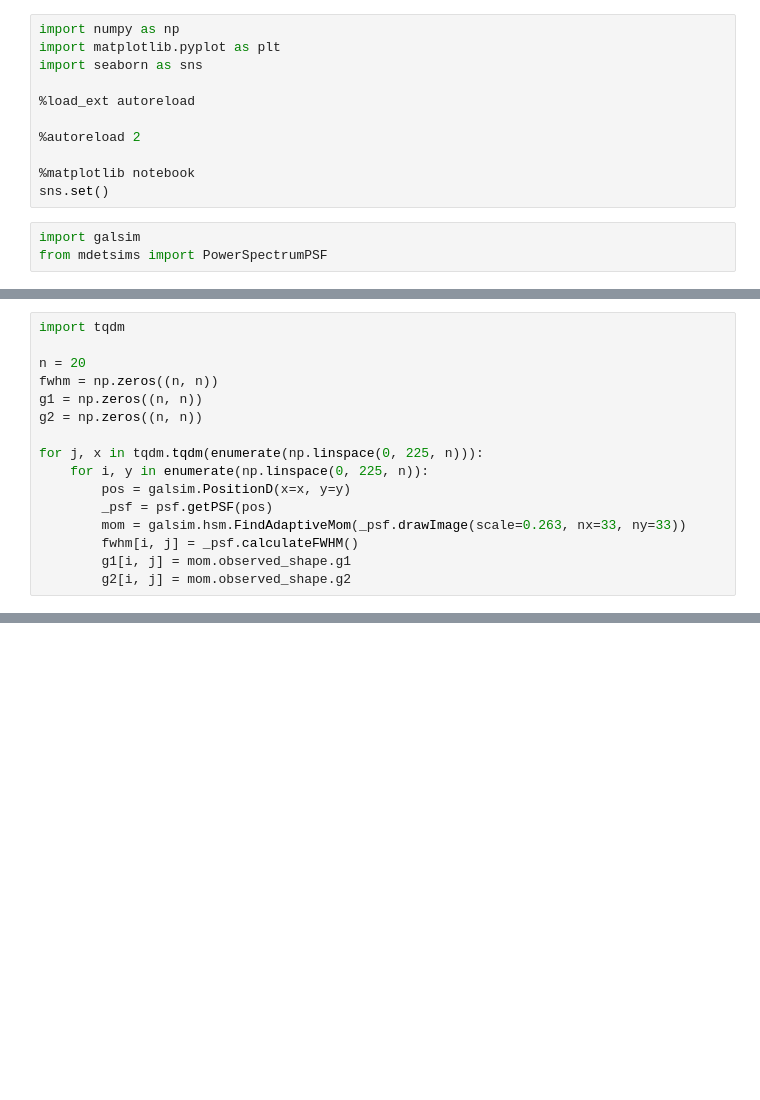
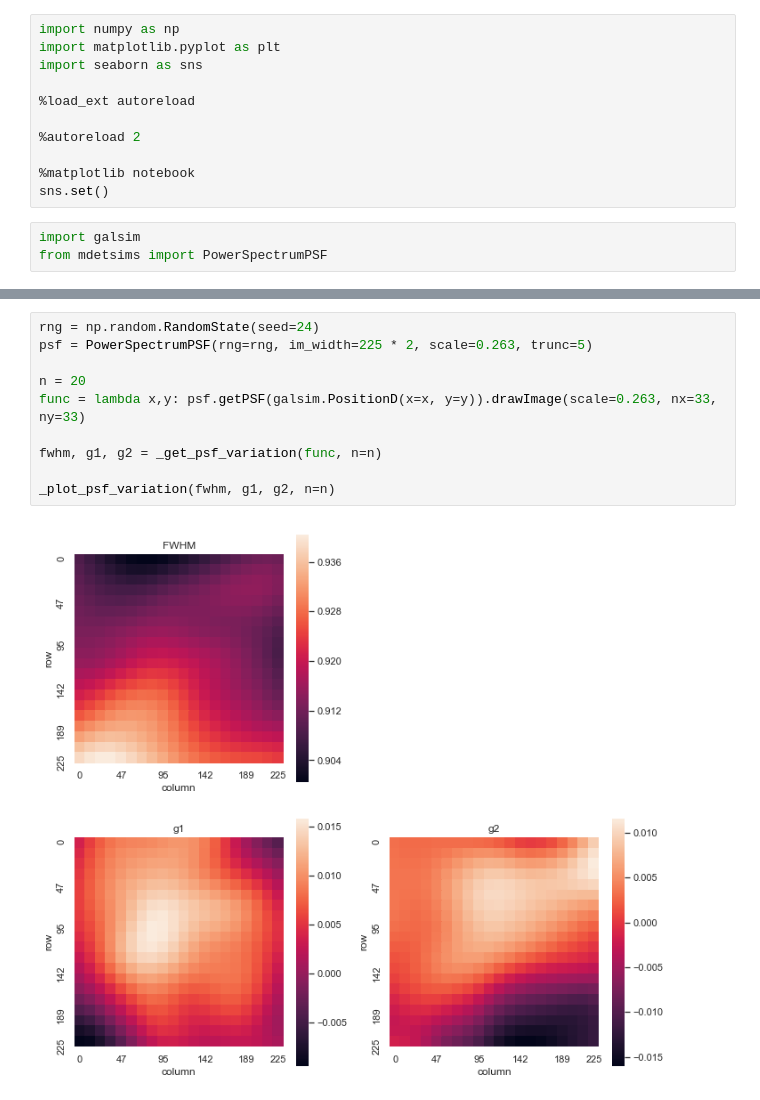
Before and after one commit to beckermr/metadetect-sims, a Jupyter notebook: plots_and_notebooks/plot_ps_psf.ipynb, the cells around one changed output, grey strips where cells are left out. Cells and saved outputs as stored; diff of their text form; blank space fills up the shorter version.

```diff
--- a/plots_and_notebooks/plot_ps_psf.ipynb
+++ b/plots_and_notebooks/plot_ps_psf.ipynb
@@ -19,17 +15 @@ psf = PowerSpectrumPSF(rng=rng, im_width=225, scale=0.263, trunc=)
-# %%
-import tqdm
-
-n = 20
-fwhm = np.zeros((n, n))
-g1 = np.zeros((n, n))
-g2 = np.zeros((n, n))
-
-for j, x in tqdm.tqdm(enumerate(np.linspace(0, 225, n))):
-    for i, y in enumerate(np.linspace(0, 225, n)):
-        pos = galsim.PositionD(x=x, y=y)
-        _psf = psf.getPSF(pos)
-        mom = galsim.hsm.FindAdaptiveMom(_psf.drawImage(scale=0.263, nx=33, ny=33))
-        fwhm[i, j] = _psf.calculateFWHM()
-        g1[i, j] = mom.observed_shape.g1
-        g2[i, j] = mom.observed_shape.g2
 # %%
@@ -83,0 +82,12 @@ plt.tight_layout()
+# %%
+rng = np.random.RandomState(seed=24)
+psf = PowerSpectrumPSF(rng=rng, im_width=225 * 2, scale=0.263, trunc=5)
+
+n = 20
+func = lambda x,y: psf.getPSF(galsim.PositionD(x=x, y=y)).drawImage(scale=0.263, nx=33, ny=33)
+
+fwhm, g1, g2 = _get_psf_variation(func, n=n)
+
+_plot_psf_variation(fwhm, g1, g2, n=n)
+# %% [output]
+[figure, added]
```
Also changed, not shown: parts of 3 cells of this notebook, 11 other files.
